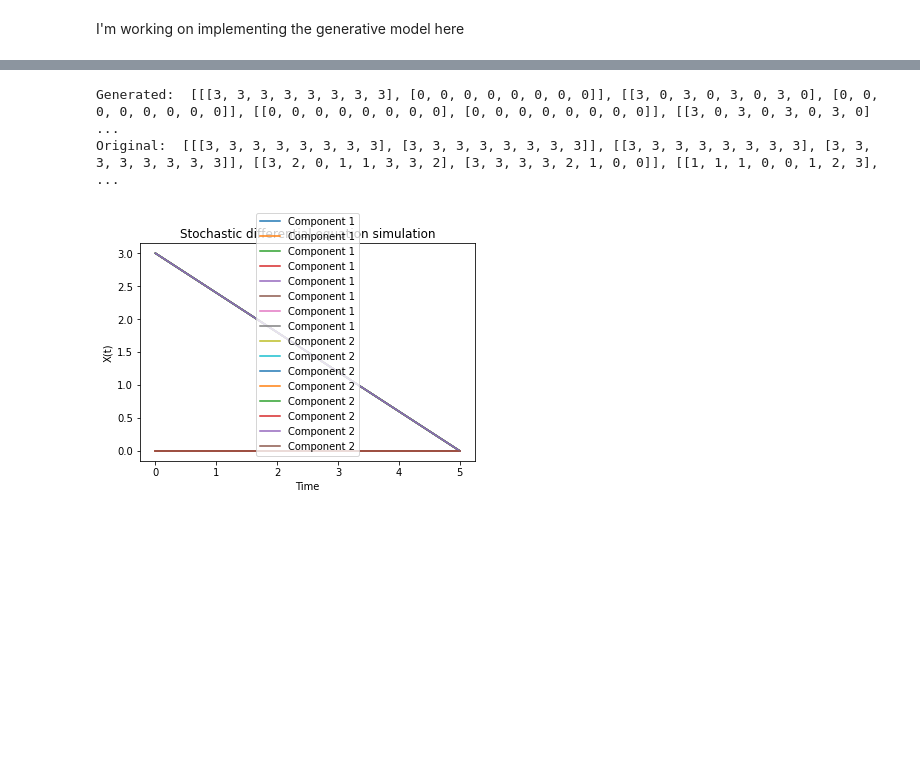
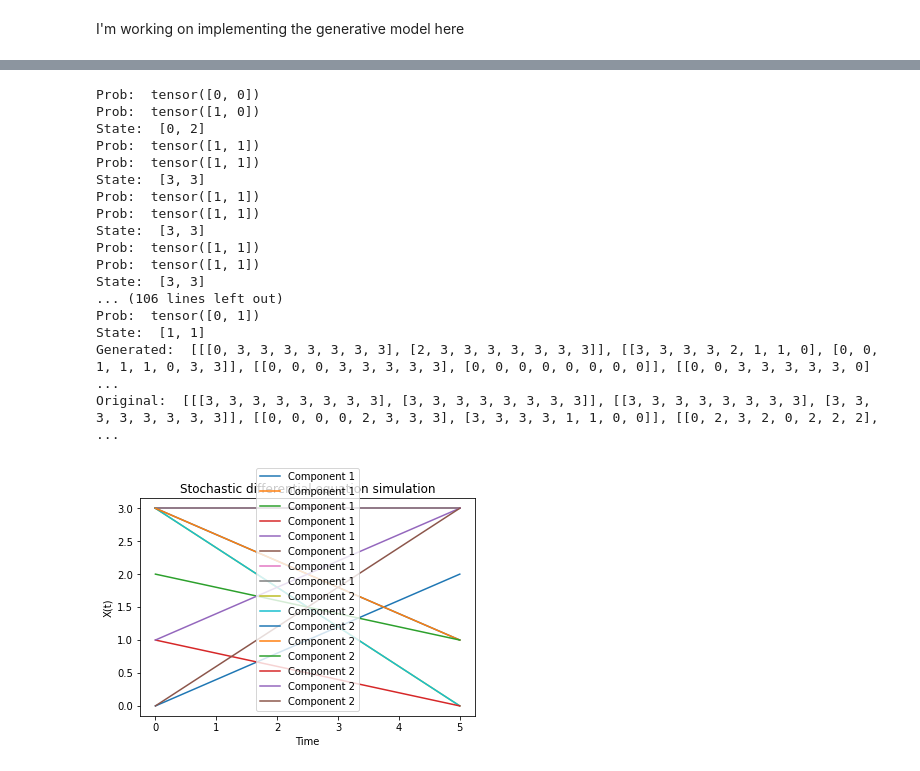
Before and after one commit to valterUo/Hanken-Q4Finance, a Jupyter notebook: generative_model_draft.ipynb, the cells around one changed output, grey strips where cells are left out. Saved outputs shown, nothing was run; the diff lists cells and outputs as text; code cells hidden in the pictures; blank space fills up the shorter version.

```diff
--- a/generative_model_draft.ipynb
+++ b/generative_model_draft.ipynb
@@ -180,10 +180,10 @@ X = generate_synthetic_correlated_time_series(T, N)
 X_d = {}
 X_discrete_d = []
 classical_transition_matrices = []
-n_segments = 8
-for time_step in time_steps:
-    X_d[time_step] = [x[:time_step] for x in X]
-    discrete_X, time_series_sax = apply_sax(X_d[time_step], n_segments, n_sax_symbols = 2**n_subspace_qubits)
+n_segments = 20
+for init, end in zip(time_steps, time_steps[1:]):
+    X_d[init] = [x[init:end] for x in X]
+    discrete_X, time_series_sax = apply_sax(X_d[init], n_segments, n_sax_symbols = 2**n_subspace_qubits)
     #print(discrete_X)
     X_discrete_d.append([list(flatten_recursive(x)) for x in time_series_sax])
     #print(X_discrete_d[time_step])
@@ -191,7 +191,7 @@ for time_step in time_steps:
     #print("Classical matrix: ", classical_matrix)
     classical_transition_matrices.append(classical_matrix)
 
-#print(X_d)
+print(X_d)
 #print(classical_transition_matrices)
 init_params = get_initial_parameters(W, W_layers, n_subspace_qubits)
 cycler = torch.utils.data.DataLoader(X_discrete_d, batch_size=1, shuffle=False)
@@ -238,43 +279,59 @@ def generate_time_series_from_quantum_model(alpha, gamma, time_steps, n_subspace
         for segment in range(n_segments):
             for j in range(n_subspace_qubits):
                 subspace = range(n_subspace_qubits*j, n_subspace_qubits*(j + 1))
-                probs = circuit(state, t, n_subspace_qubits, environment_qubits, subspace, alpha, gamma, h, W, D, n_qubits, measurement = "probs")
+                prob = single_sample_circuit(state, t, n_subspace_qubits, environment_qubits, subspace, alpha, gamma, h, W, D, n_qubits, measurement = "probs")
+                print("Prob: ", prob)
+                # map the state to the bit string
+                most_probable_state = ''.join(str(int(e)) for e in prob)
                 # visualize the circuit
                 #fig, plt = qml.draw_mpl(circuit)(state, t, n_subspace_qubits, environment_qubits, subspace, alpha, gamma, h, W, D, n_qubits, measurement = "probs")
                 #fig.savefig(f"quantum_circuit_{t}_{j}.png")
-                most_probable_state = torch.argmax(probs)
+                #most_probable_state = torch.argmax(probs)
                 #print("most prob state: ", most_probable_state)
-                result[j].append(int(most_probable_state))
+                result[j].append(int(most_probable_state, 2))
             state = [int(x[-1]) for x in result]
-            #print("State: ", state)
+            print("State: ", state)
         full_result.append(result)
     return full_result
 # %%
-from time_series_utils import apply_sax_inverse
-
-
-generated_time_series = generate_time_series_from_quantum_model(result["opt_params"]["alpha"],
-                                        result["opt_params"]["gamma"],
-                                        time_steps,
-                                        n_subspace_qubits,
-                                        environment_qubits,
-                                        h,
-                                        W,
-                                        D,
-                                        n_qubits)
+generated_time_series = generate_time_series_from_quantum_model(
+    result["opt_params"]["alpha"],
+    result["opt_params"]["gamma"],
+    time_steps,
+    n_subspace_qubits,
+    environment_qubits,
+    h,
+    W,
+    D,
+    n_qubits)
 print("Generated: ", generated_time_series)
 print("Original: ", X_discrete_d)
 #inverted_series = apply_sax_inverse(generated_time_series, n_sax_symbols = 2**n_subspace_qubits)
 #print(inverted_series)
 time = np.linspace(0, len(generated_time_series),  2)
 for i in range(2):
     plt.plot(time, generated_time_series[i], label=f'Component {i+1}')
 plt.xlabel('Time')
 plt.ylabel('X(t)')
 plt.title('Stochastic differential equation simulation')
 plt.legend()
 plt.show()
 # %% [output]
-Generated:  [[[3, 3, 3, 3, 3, 3, 3, 3], [0, 0, 0, 0, 0, 0, 0, 0]], [[3, 0, 3, 0, 3, 0, 3, 0], [0, 0, 0, 0, 0, 0, 0, 0]], [[0, 0, 0, 0, 0, 0, 0, 0], [0, 0, 0, 0, 0, 0, 0, 0]], [[3, 0, 3, 0, 3, 0, 3, 0] ...
-Original:  [[[3, 3, 3, 3, 3, 3, 3, 3], [3, 3, 3, 3, 3, 3, 3, 3]], [[3, 3, 3, 3, 3, 3, 3, 3], [3, 3, 3, 3, 3, 3, 3, 3]], [[3, 2, 0, 1, 1, 3, 3, 2], [3, 3, 3, 3, 2, 1, 0, 0]], [[1, 1, 1, 0, 0, 1, 2, 3], ...
+Prob:  tensor([0, 0])
+Prob:  tensor([1, 0])
+State:  [0, 2]
+Prob:  tensor([1, 1])
+Prob:  tensor([1, 1])
+State:  [3, 3]
+Prob:  tensor([1, 1])
+Prob:  tensor([1, 1])
+State:  [3, 3]
+Prob:  tensor([1, 1])
+Prob:  tensor([1, 1])
+State:  [3, 3]
+... (106 lines left out)
+Prob:  tensor([0, 1])
+State:  [1, 1]
+Generated:  [[[0, 3, 3, 3, 3, 3, 3, 3], [2, 3, 3, 3, 3, 3, 3, 3]], [[3, 3, 3, 3, 2, 1, 1, 0], [0, 0, 1, 1, 1, 0, 3, 3]], [[0, 0, 0, 3, 3, 3, 3, 3], [0, 0, 0, 0, 0, 0, 0, 0]], [[0, 0, 3, 3, 3, 3, 3, 0] ...
+Original:  [[[3, 3, 3, 3, 3, 3, 3, 3], [3, 3, 3, 3, 3, 3, 3, 3]], [[3, 3, 3, 3, 3, 3, 3, 3], [3, 3, 3, 3, 3, 3, 3, 3]], [[0, 0, 0, 0, 2, 3, 3, 3], [3, 3, 3, 3, 1, 1, 0, 0]], [[0, 2, 3, 2, 0, 2, 2, 2], ...
-[figure, old version]
+[figure, new version]
```
Also changed, not shown: parts of 5 cells of this notebook, 2 other files.
